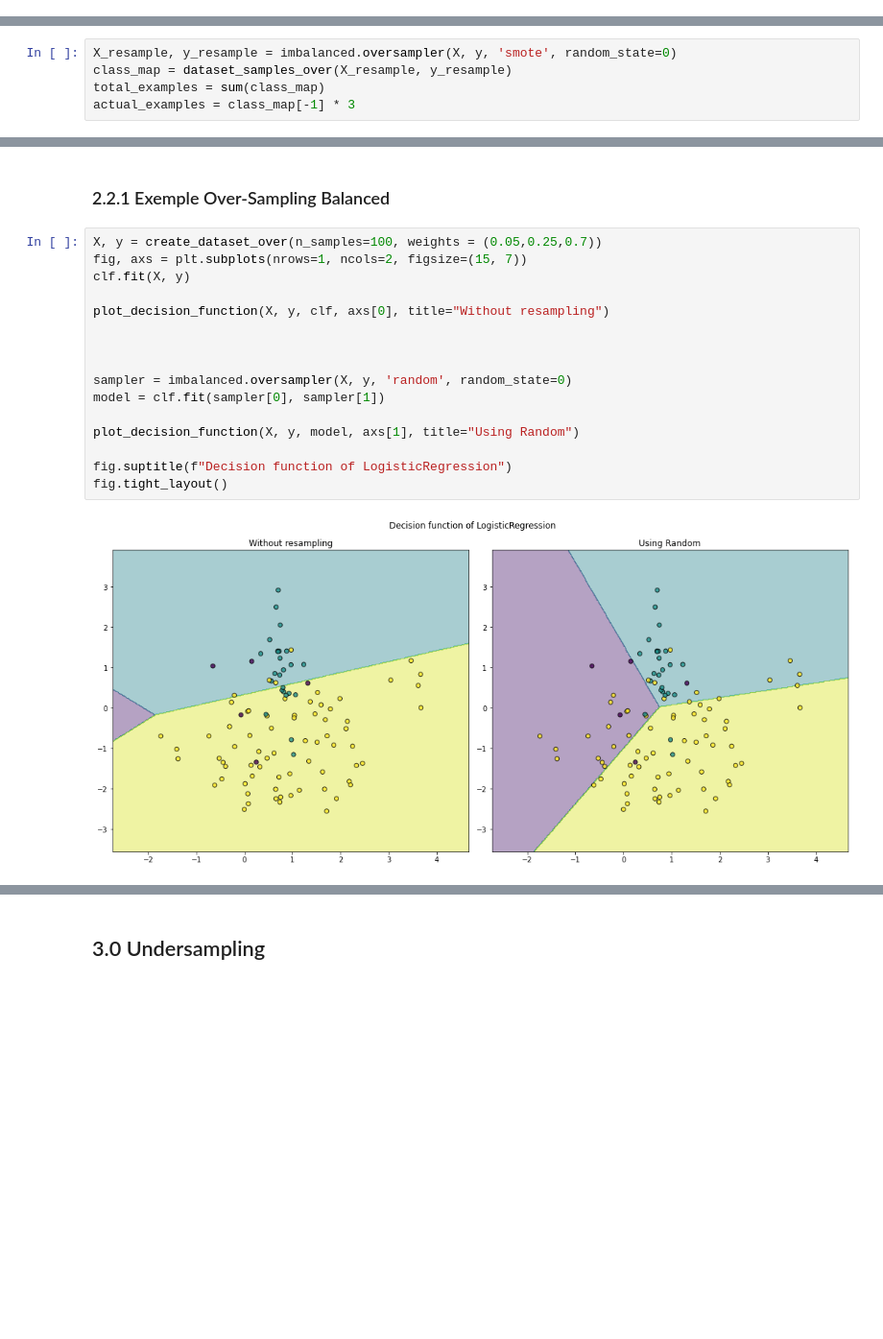
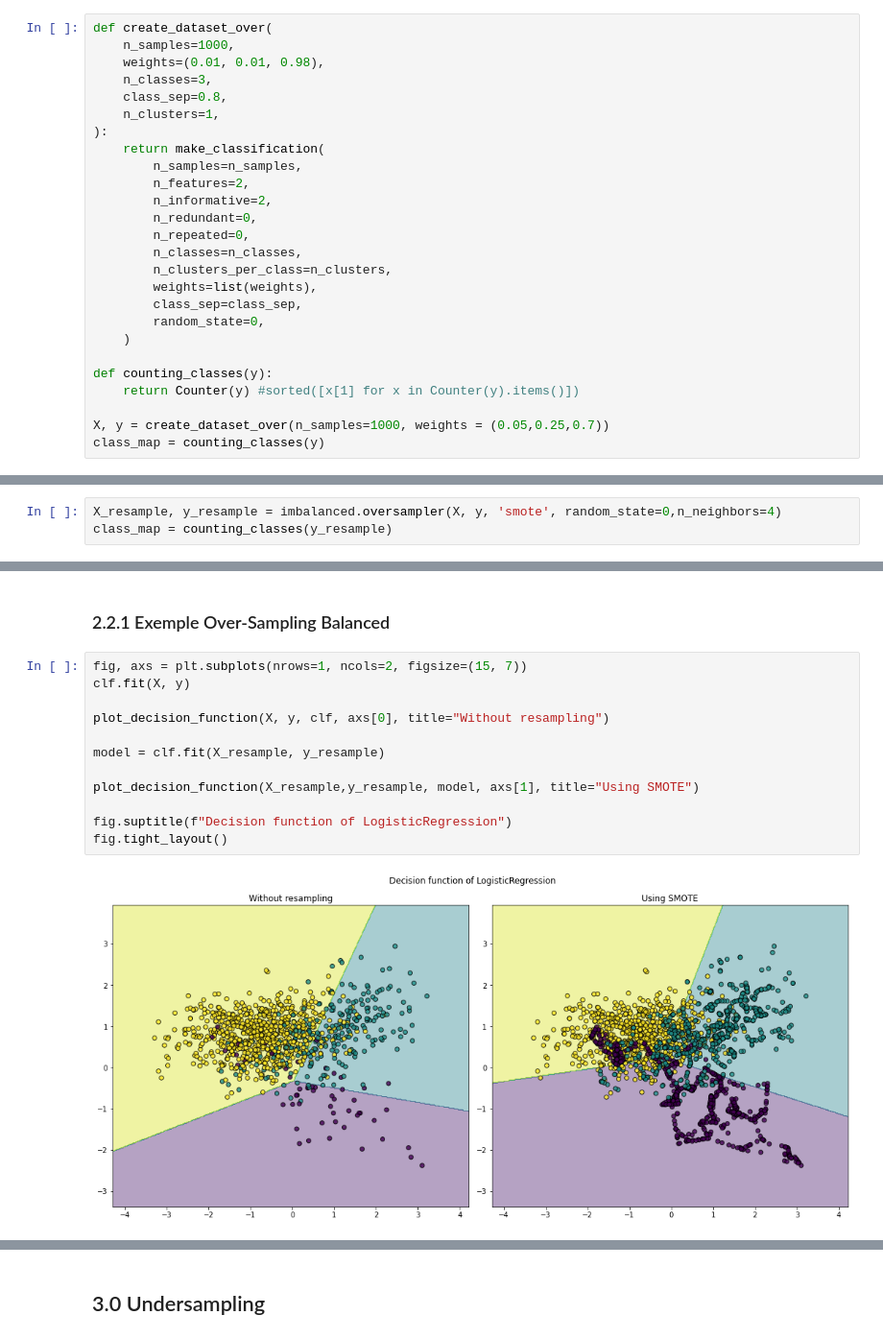
Before and after one commit to GAVB-SERVICOS/Gumly, a Jupyter notebook: exercises/imbalanced.ipynb, the cells around one changed output, grey strips where cells are left out. Shown at 96% size. Saved outputs shown, nothing was run; the diff lists cells and outputs as text; blank space fills up the shorter version.

```diff
--- a/exercises/imbalanced.ipynb
+++ b/exercises/imbalanced.ipynb
@@ -83,0 +37,26 @@ total_examples, actual_examples
+# %%
+def create_dataset_over(
+    n_samples=1000,
+    weights=(0.01, 0.01, 0.98),
+    n_classes=3,
+    class_sep=0.8,
+    n_clusters=1,
+):
+    return make_classification(
+        n_samples=n_samples,
+        n_features=2,
+        n_informative=2,
+        n_redundant=0,
+        n_repeated=0,
+        n_classes=n_classes,
+        n_clusters_per_class=n_clusters,
+        weights=list(weights),
+        class_sep=class_sep,
+        random_state=0,
+    )
+
+def counting_classes(y):
+    return Counter(y) #sorted([x[1] for x in Counter(y).items()])
+
+X, y = create_dataset_over(n_samples=1000, weights = (0.05,0.25,0.7))
+class_map = counting_classes(y)
@@ -86,8 +69,6 @@ total_examples, actual_examples
 # %% [markdown]
 ### 2.1 Oversampling SMOTE
 # %%
-X_resample, y_resample = imbalanced.oversampler(X, y, 'smote', random_state=0)
-class_map = dataset_samples_over(X_resample, y_resample)
-total_examples = sum(class_map)
-actual_examples = class_map[-1] * 3
+X_resample, y_resample = imbalanced.oversampler(X, y, 'smote', random_state=0,n_neighbors=4)
+class_map = counting_classes(y_resample)
 # %%
@@ -101,20 +82,16 @@ clf = LogisticRegression()
 # %% [markdown]
 ### 2.2.1 Exemple Over-Sampling Balanced
 # %%
-X, y = create_dataset_over(n_samples=100, weights = (0.05,0.25,0.7))
 fig, axs = plt.subplots(nrows=1, ncols=2, figsize=(15, 7))
 clf.fit(X, y)
 
 plot_decision_function(X, y, clf, axs[0], title="Without resampling")
 
+model = clf.fit(X_resample, y_resample)
 
-
-sampler = imbalanced.oversampler(X, y, 'random', random_state=0)
-model = clf.fit(sampler[0], sampler[1])
-
-plot_decision_function(X, y, model, axs[1], title="Using Random")
+plot_decision_function(X_resample,y_resample, model, axs[1], title="Using SMOTE")
 
 fig.suptitle(f"Decision function of LogisticRegression")
 fig.tight_layout()
 # %% [output]
-[figure, old version]
+[figure, new version]
```
Also changed, not shown: parts of 21 cells of this notebook.
